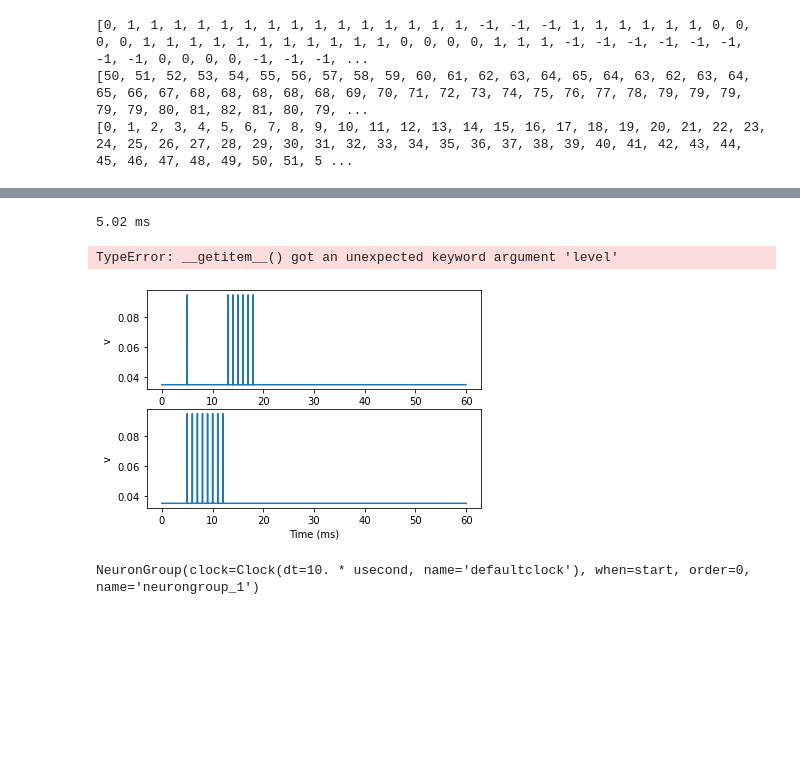
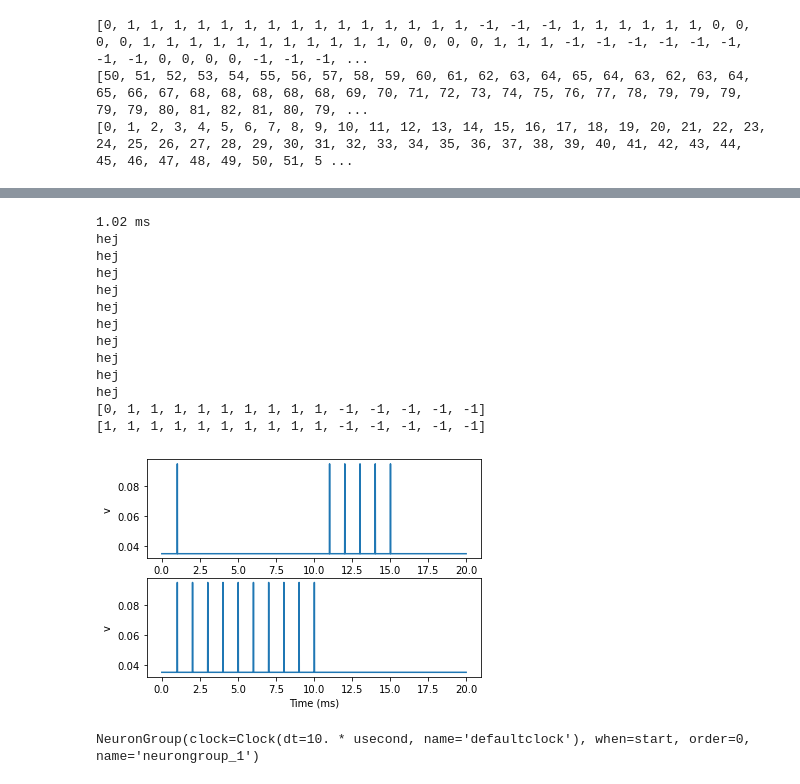
Before and after one commit to EmilyBjartskular/spiking-adventure, a Jupyter notebook: notebook/Untitled.ipynb, the cells around one changed output, grey strips where cells are left out. Drawn from its saved outputs; the diff is of its cells as text; code cells hidden in the pictures; blank space fills up the shorter version.

```diff
--- a/notebook/Untitled.ipynb
+++ b/notebook/Untitled.ipynb
@@ -317,0 +315,33 @@ def network_guess(left_spikes,right_spikes):
+# %%
+def network_guess(left_spikes,right_spikes):
+    left_i = 0
+    left_last = len(left_spikes)
+    right_i = 0
+    right_last = len(right_spikes)
+    total_lenght = left_last + right_last
+    movments = []
+    movments_i = 0
+
+    while left_i + right_i < total_lenght:
+        if left_spikes[left_i] == right_spikes[right_i]:
+            right_i +=1
+            left_i +=1
+            movments.append(0)
+        elif left_spikes[left_i] > right_spikes[right_i]:
+            movments.append(1)
+            right_i +=1
+        else:
+            movments.append(-1)
+            left_i +=1
+        print("hej")
+        if left_i == left_last:
+            while right_i < right_last:
+                movments.append(1)
+                right_i +=1
+        if right_i == right_last:
+            while left_i < left_last:
+                movments.append(-1)
+                left_i +=1
+    return movments
+
+print(network_guess(left_array,right_array))
@@ -318,24 +360,34 @@ def network_guess(left_spikes,right_spikes):
 # %%
-
 figure()
 subplot(211)
 plot(left_monitor.t/ms, left_monitor.v[0])
 xlabel('Time (ms)')
 ylabel('v');
 subplot(212)
 plot(right_monitor.t/ms, right_monitor.v[0])
 xlabel('Time (ms)')
 ylabel('v');
 
 print(left_event.it[1].__getitem__(0))
-print(left_event.it[1].__getitem__(0))
-print(type(left_event.it[1]))
-print(right_event.it)
+left_array = left_event.it[1].__array__()
+right_array = right_event.it[1].__array__()
+print(network_guess(left_array,right_array))
 print(labels)
 # %% [output]
-5.02 ms
+1.02 ms
+hej
+hej
+hej
+hej
+hej
+hej
+hej
+hej
+hej
+hej
+[0, 1, 1, 1, 1, 1, 1, 1, 1, 1, -1, -1, -1, -1, -1]
+[1, 1, 1, 1, 1, 1, 1, 1, 1, 1, -1, -1, -1, -1, -1]
-TypeError: __getitem__() got an unexpected keyword argument 'level'
-[figure, old version]
+[figure, new version]
 # %%
 print(neurons)
 # %% [output]
```
Also changed, not shown: parts of 4 cells of this notebook.
